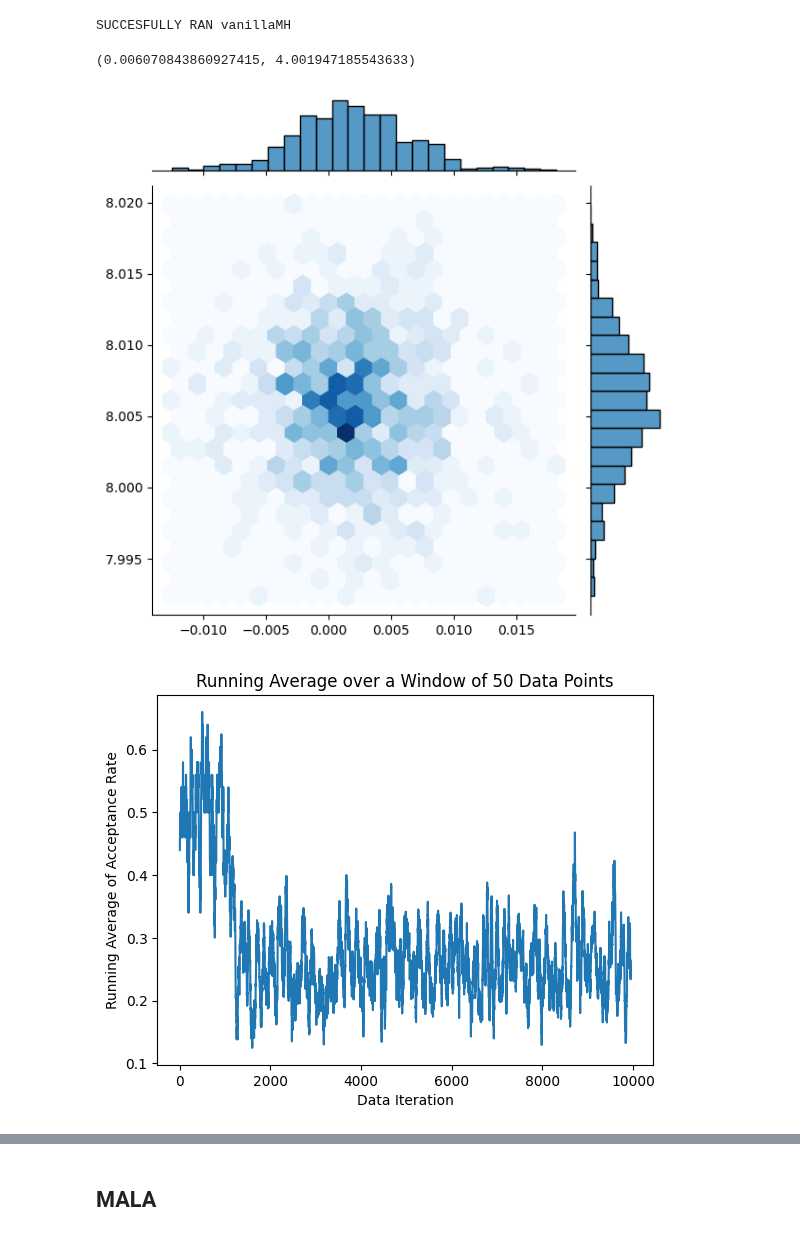
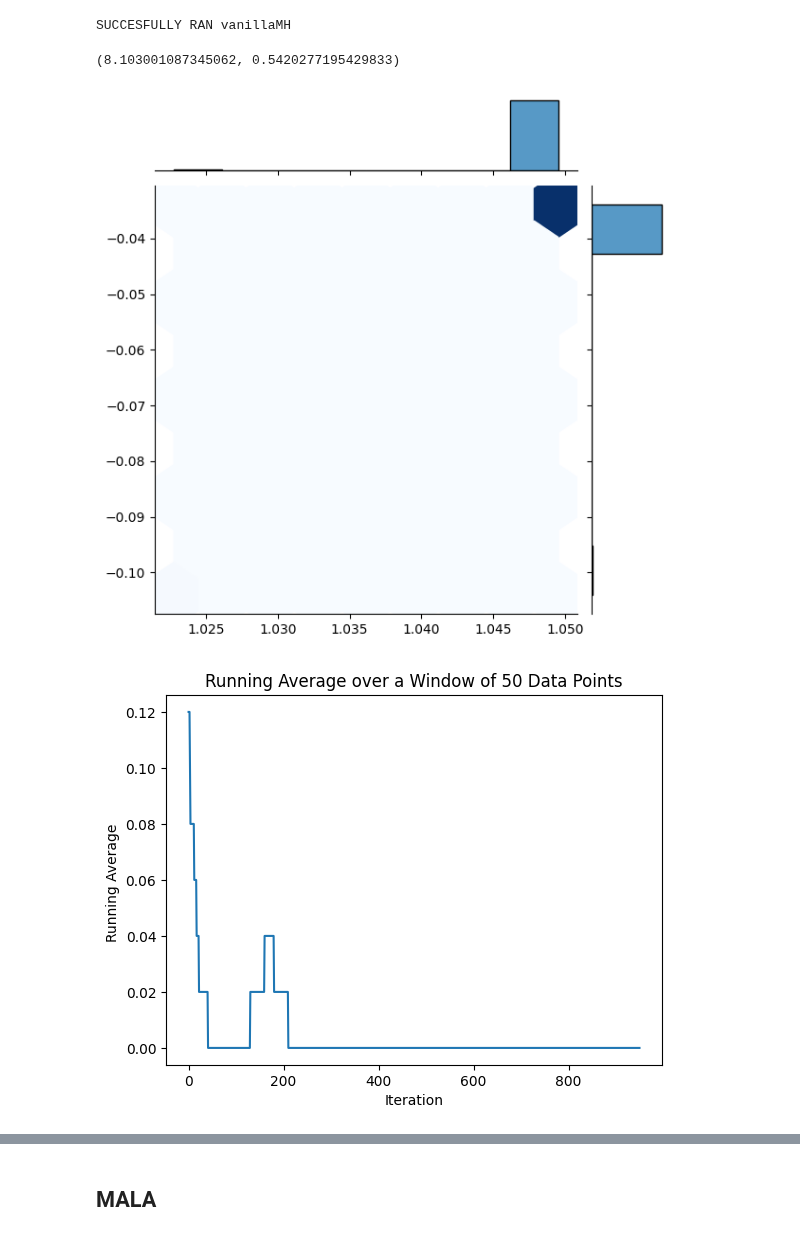
Before and after one commit to fnnrth/bt_MCMC_big_data, a Jupyter notebook: rundown_notebook.ipynb, the cells around one changed output, grey strips where cells are left out. Saved outputs shown, nothing was run; the diff lists cells and outputs as text; code cells hidden in the pictures.

```diff
--- a/rundown_notebook.ipynb
+++ b/rundown_notebook.ipynb
@@ -40,11 +40,11 @@ def plt_samples(dataset):
     plt.show()
 
 def plot_running_average(data, w):
-    '''Plots the running average of the acceptance rate over a window of w iterations'''
+    '''Plots the running average of a given array over a window of w iterations'''
     running_avg = np.convolve(data, np.ones(w), 'valid') / w
     plt.plot(running_avg)
-    plt.xlabel('Data Iteration')
-    plt.ylabel('Running Average of Acceptance Rate')
+    plt.xlabel('Iteration')
+    plt.ylabel('Running Average ')
     plt.title('Running Average over a Window of {} Data Points'.format(w))
     plt.show()
 
@@ -184,11 +181,11 @@ normal_param_MAP = np.array([realMean, realStd])
 # Bimodal norm param dataset
 p =1/2
 mu1 = 0
-mu2 =8
+mu2 = 1
 mu1_normal = npr.normal(mu1, 1, int(N*(p)))
 mu2_normal = npr.normal(mu2, 1, int(N*(1-p)))
 bimodal_data = np.concatenate((mu1_normal, mu2_normal))
 print(bimodal_data)
 npr.shuffle(bimodal_data)
-#plt.hist(bimodal_data, bins=100)
+plt.hist(bimodal_data, bins=100)
 # %% [output]
@@ -236,23 +251,24 @@ def vanillaMH(data, lkhd_function, proposal_function, initial_theta, num_iterati
 data = bimodal_data
 lkhd = Bimodal_norm_param_loglkhd()
 proposal = Gaussian_Random_Walk()
-initial_theta = np.array([2,4])
-num_iterations = 10**4
-stepsize = 0.1
+initial_theta = np.array([1,1])
+num_iterations = 10**3
+stepsize = 1
 
 samples, accepted, acceptence_prob, lkhd = vanillaMH(data, lkhd, proposal, initial_theta, num_iterations, stepsize)
 print("SUCCESFULLY RAN vanillaMH")
 # %% [output]
 SUCCESFULLY RAN vanillaMH
 # %%
-plot_samples = create_sample(samples, 2000,10)
+plot_samples = create_sample(samples, 200,10)
 print(sample_quality_score(plot_samples, np.array([0,8])
                            ))
 
 plt_samples(plot_samples)
 acceptence_prob = clean_acceptance_probability(acceptence_prob)
 plot_running_average(acceptence_prob, 50)
+plot_running_average(lkhd, 10)
 # %% [output]
-(0.006070843860927415, 4.001947185543633)
+(8.103001087345062, 0.5420277195429833)
-[figure, old version]
+[figure, new version]
-[figure, old version]
+[figure, new version]
```
Also changed, not shown: parts of 14 cells of this notebook.
